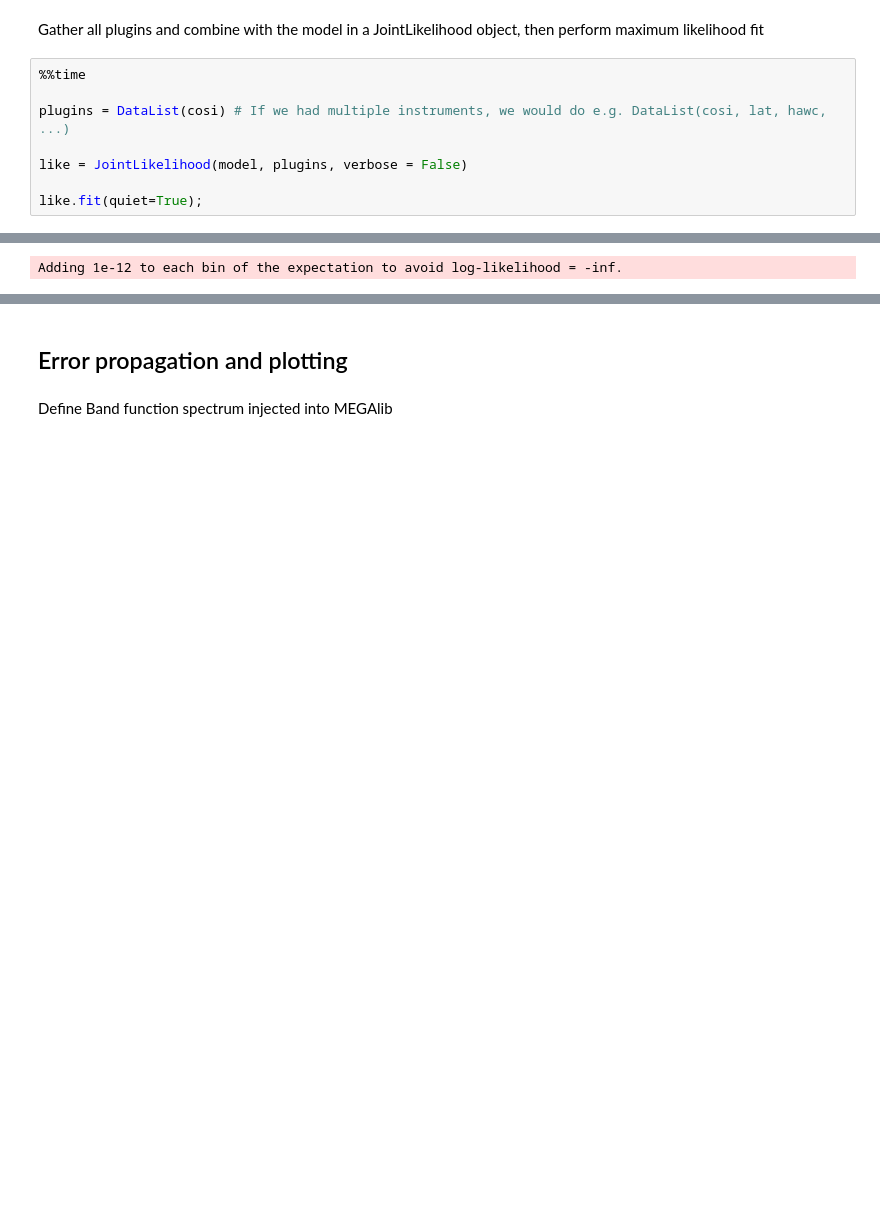
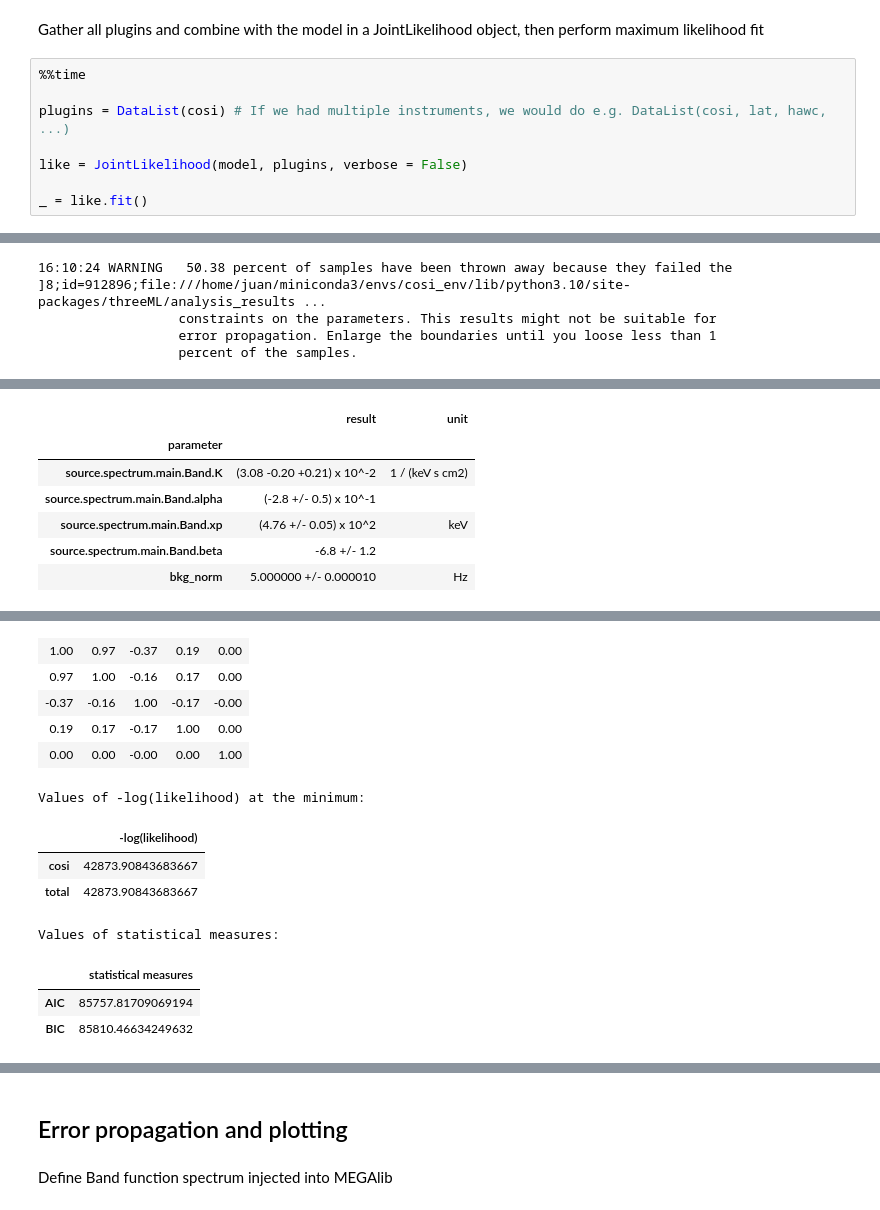
Before and after one commit to hiyoneda/cosipy, a Jupyter notebook: docs/tutorials/spectral_fits/continuum_fit/grb/SpectralFit_GRB.ipynb, the cells around one changed output, grey strips where cells are left out. Cells and saved outputs as stored; diff of their text form; blank space fills up the shorter version.

```diff
--- a/docs/tutorials/spectral_fits/continuum_fit/grb/SpectralFit_GRB.ipynb
+++ b/docs/tutorials/spectral_fits/continuum_fit/grb/SpectralFit_GRB.ipynb
@@ -201,5 +233,5 @@ plugins = DataList(cosi) # If we had multiple instruments, we would do e.g. Data
 
 like = JointLikelihood(model, plugins, verbose = False)
 
-like.fit(quiet=True);
+_ = like.fit()
 # %% [output]
@@ -207 +239,4 @@ like.fit(quiet=True);
-Adding 1e-12 to each bin of the expectation to avoid log-likelihood = -inf.
+16:10:24 WARNING   50.38 percent of samples have been thrown away because they failed the  ]8;id=912896;file:///home/juan/miniconda3/envs/cosi_env/lib/python3.10/site-packages/threeML/analysis_results ...
+                  constraints on the parameters. This results might not be suitable for
+                  error propagation. Enlarge the boundaries until you loose less than 1
+                  percent of the samples.
@@ -209,0 +244,7 @@ Adding 1e-12 to each bin of the expectation to avoid log-likelihood = -inf.
+|  | result | unit |
+| parameter |  |  |
+| source.spectrum.main.Band.K | (3.08 -0.20 +0.21) x 10^-2 | 1 / (keV s cm2) |
+| source.spectrum.main.Band.alpha | (-2.8 +/- 0.5) x 10^-1 |  |
+| source.spectrum.main.Band.xp | (4.76 +/- 0.05) x 10^2 | keV |
+| source.spectrum.main.Band.beta | -6.8 +/- 1.2 |  |
+| bkg_norm | 5.000000 +/- 0.000010 | Hz |
@@ -211,0 +252,13 @@ Wall time: 9.07 s
+| 1.00 | 0.97 | -0.37 | 0.19 | 0.00 |
+| 0.97 | 1.00 | -0.16 | 0.17 | 0.00 |
+| -0.37 | -0.16 | 1.00 | -0.17 | -0.00 |
+| 0.19 | 0.17 | -0.17 | 1.00 | 0.00 |
+| 0.00 | 0.00 | -0.00 | 0.00 | 1.00 |
+Values of -log(likelihood) at the minimum:
+|  | -log(likelihood) |
+| cosi | 42873.90843683667 |
+| total | 42873.90843683667 |
+Values of statistical measures:
+|  | statistical measures |
+| AIC | 85757.81709069194 |
+| BIC | 85810.46634249632 |
```
Also changed, not shown: parts of 37 cells of this notebook.
